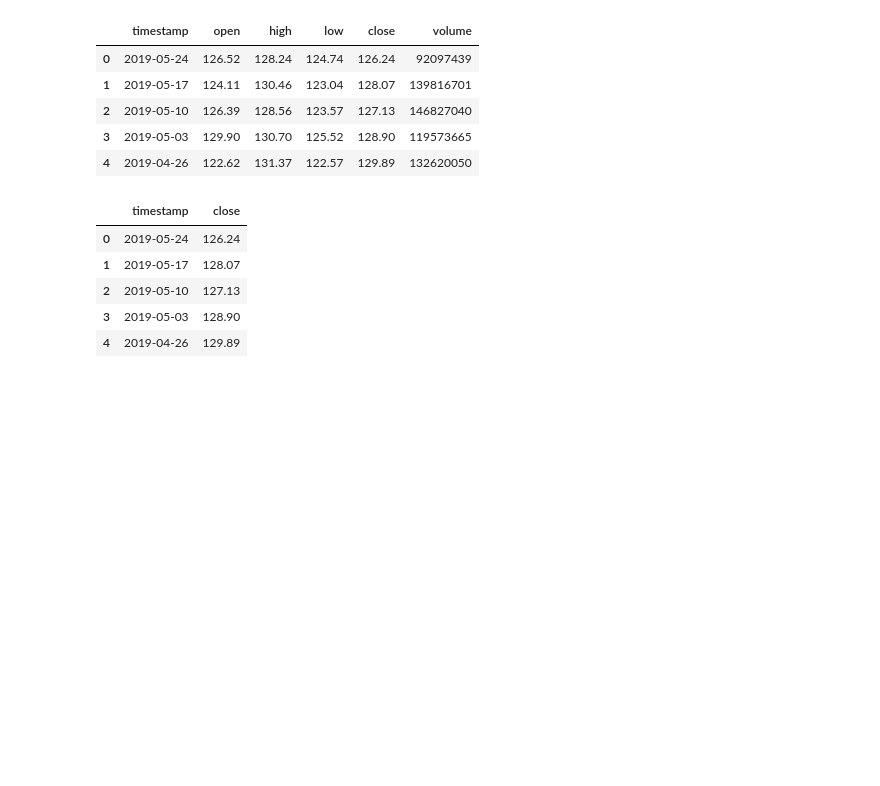
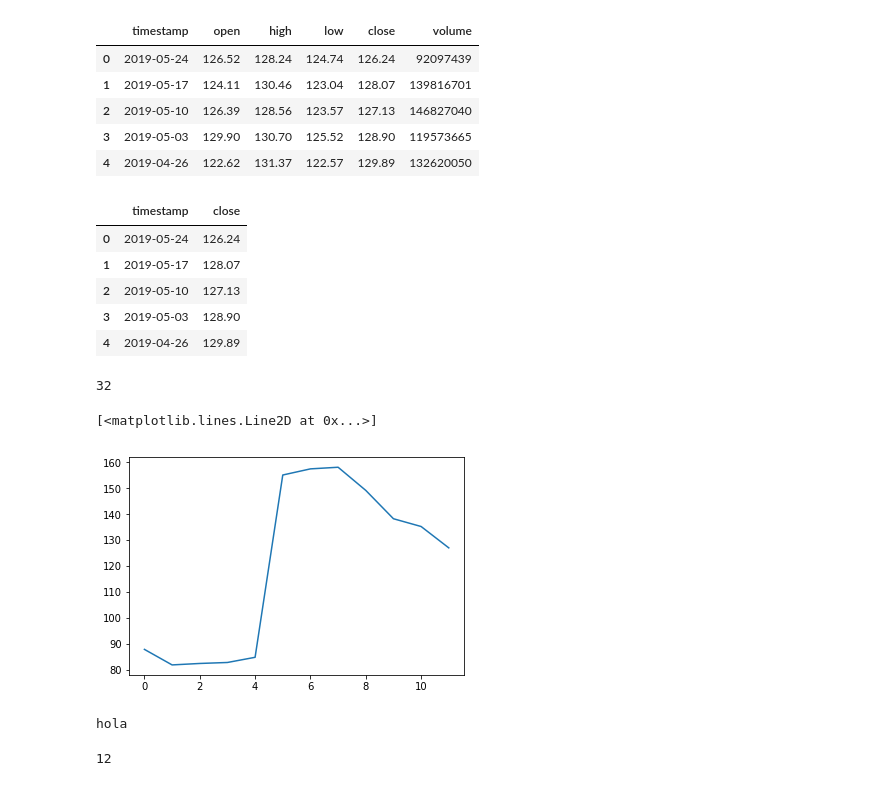
Before and after one commit to geceba/Residencia-ITM, a Jupyter notebook: pruebas/Untitled.ipynb, the cells around one changed output. Saved outputs shown, nothing was run; the diff lists cells and outputs as text; code cells hidden in the pictures; blank space fills up the shorter version.

```diff
--- a/pruebas/Untitled.ipynb
+++ b/pruebas/Untitled.ipynb
@@ -24,7 +24,7 @@ df.head()
 | 3 | 2019-05-03 | 129.90 | 130.70 | 125.52 | 128.90 | 119573665 |
 | 4 | 2019-04-26 | 122.62 | 131.37 | 122.57 | 129.89 | 132620050 |
 # %%
-df2 = df[['timestamp', 'close']]
+df2 = df[['timestamp', 'close']].head(32)
 # %%
 df2.head()
 # %% [output]
@@ -35,4 +35,8 @@ df2.head()
 | 3 | 2019-05-03 | 128.90 |
 | 4 | 2019-04-26 | 129.89 |
 # %%
-df.set_index('datetime', inplace=True)
+df2.set_index('timestamp', inplace=True)
+# %%
+len(df2)
+# %% [output]
+32
@@ -38,0 +168,13 @@ df.set_index('datetime', inplace=True)
+# %%
+pyplot.plot(raw_values[-12:])
+# %% [output]
+[<matplotlib.lines.Line2D at 0x...>]
+[figure, added]
+# %%
+len(raw_values)
+print("hola")
+len(test_scaled)
+len(raw_values[-12:])
+# %% [output]
+hola
+12
```
Also changed, not shown: parts of 3 cells of this notebook.
